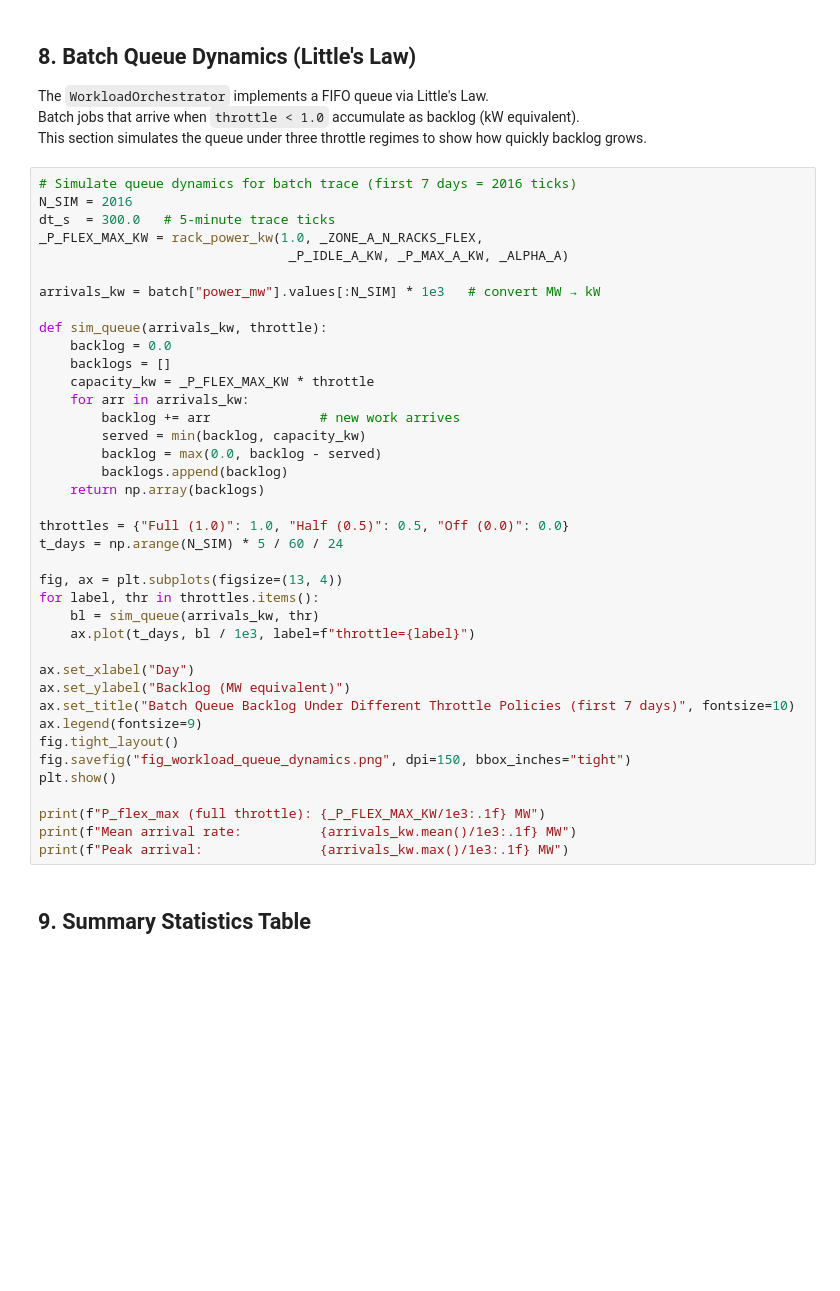
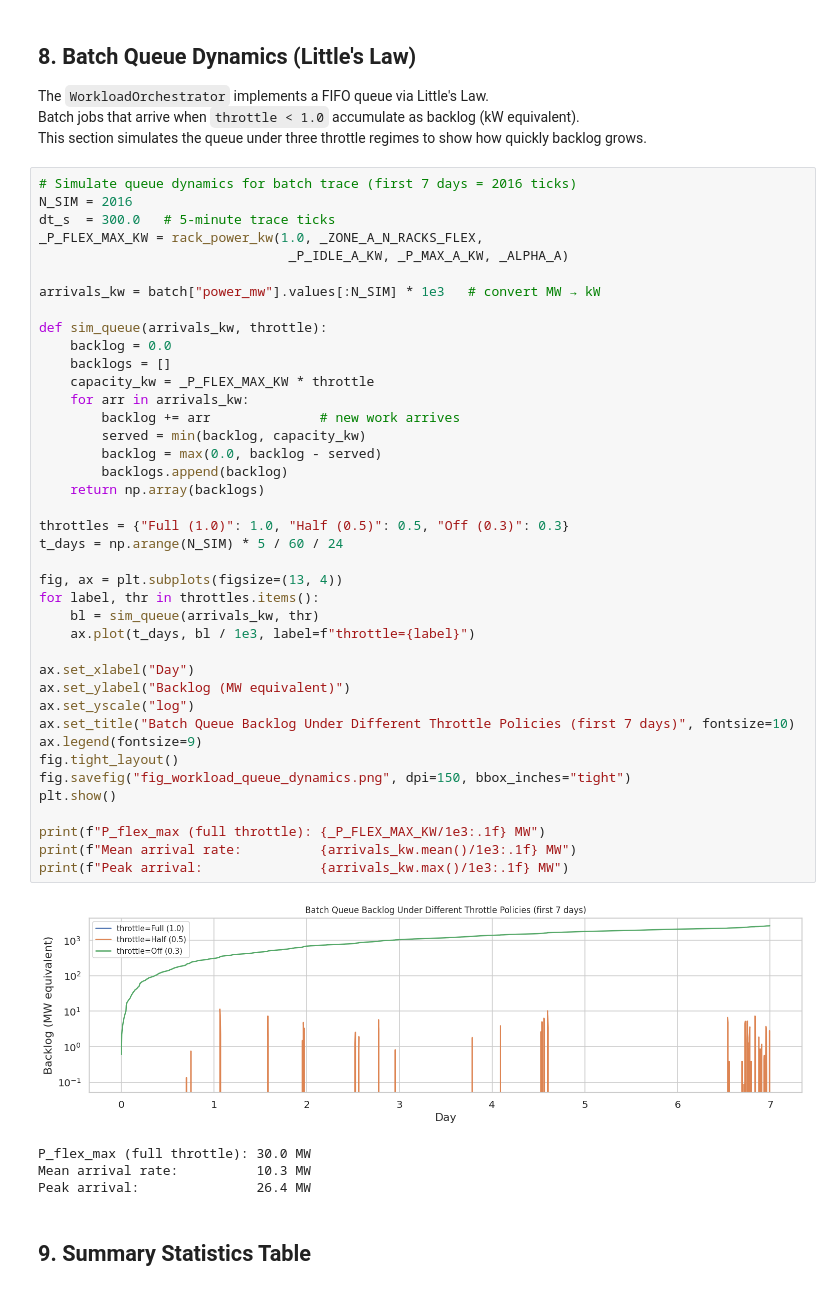
Before and after one commit to HewlettPackard/c2g-bench, a Jupyter notebook: notebooks/12_workload_deep_dive.ipynb, the cells around one changed output. Drawn from its saved outputs; the diff is of its cells as text; blank space fills up the shorter version.

```diff
--- a/notebooks/12_workload_deep_dive.ipynb
+++ b/notebooks/12_workload_deep_dive.ipynb
@@ -335,34 +361,40 @@ arrivals_kw = batch["power_mw"].values[:N_SIM] * 1e3   # convert MW → kW
 
 def sim_queue(arrivals_kw, throttle):
     backlog = 0.0
     backlogs = []
     capacity_kw = _P_FLEX_MAX_KW * throttle
     for arr in arrivals_kw:
         backlog += arr              # new work arrives
         served = min(backlog, capacity_kw)
         backlog = max(0.0, backlog - served)
         backlogs.append(backlog)
     return np.array(backlogs)
 
-throttles = {"Full (1.0)": 1.0, "Half (0.5)": 0.5, "Off (0.0)": 0.0}
+throttles = {"Full (1.0)": 1.0, "Half (0.5)": 0.5, "Off (0.3)": 0.3}
 t_days = np.arange(N_SIM) * 5 / 60 / 24
 
 fig, ax = plt.subplots(figsize=(13, 4))
 for label, thr in throttles.items():
     bl = sim_queue(arrivals_kw, thr)
     ax.plot(t_days, bl / 1e3, label=f"throttle={label}")
 
 ax.set_xlabel("Day")
 ax.set_ylabel("Backlog (MW equivalent)")
+ax.set_yscale("log")
 ax.set_title("Batch Queue Backlog Under Different Throttle Policies (first 7 days)", fontsize=10)
 ax.legend(fontsize=9)
 fig.tight_layout()
 fig.savefig("fig_workload_queue_dynamics.png", dpi=150, bbox_inches="tight")
 plt.show()
 
 print(f"P_flex_max (full throttle): {_P_FLEX_MAX_KW/1e3:.1f} MW")
 print(f"Mean arrival rate:          {arrivals_kw.mean()/1e3:.1f} MW")
 print(f"Peak arrival:               {arrivals_kw.max()/1e3:.1f} MW")
+# %% [output]
+[figure, added]
+P_flex_max (full throttle): 30.0 MW
+Mean arrival rate:          10.3 MW
+Peak arrival:               26.4 MW
 # %% [markdown]
 ## 9. Summary Statistics Table
 # %%
```
Also changed, not shown: parts of 9 cells of this notebook, 3 other files.
